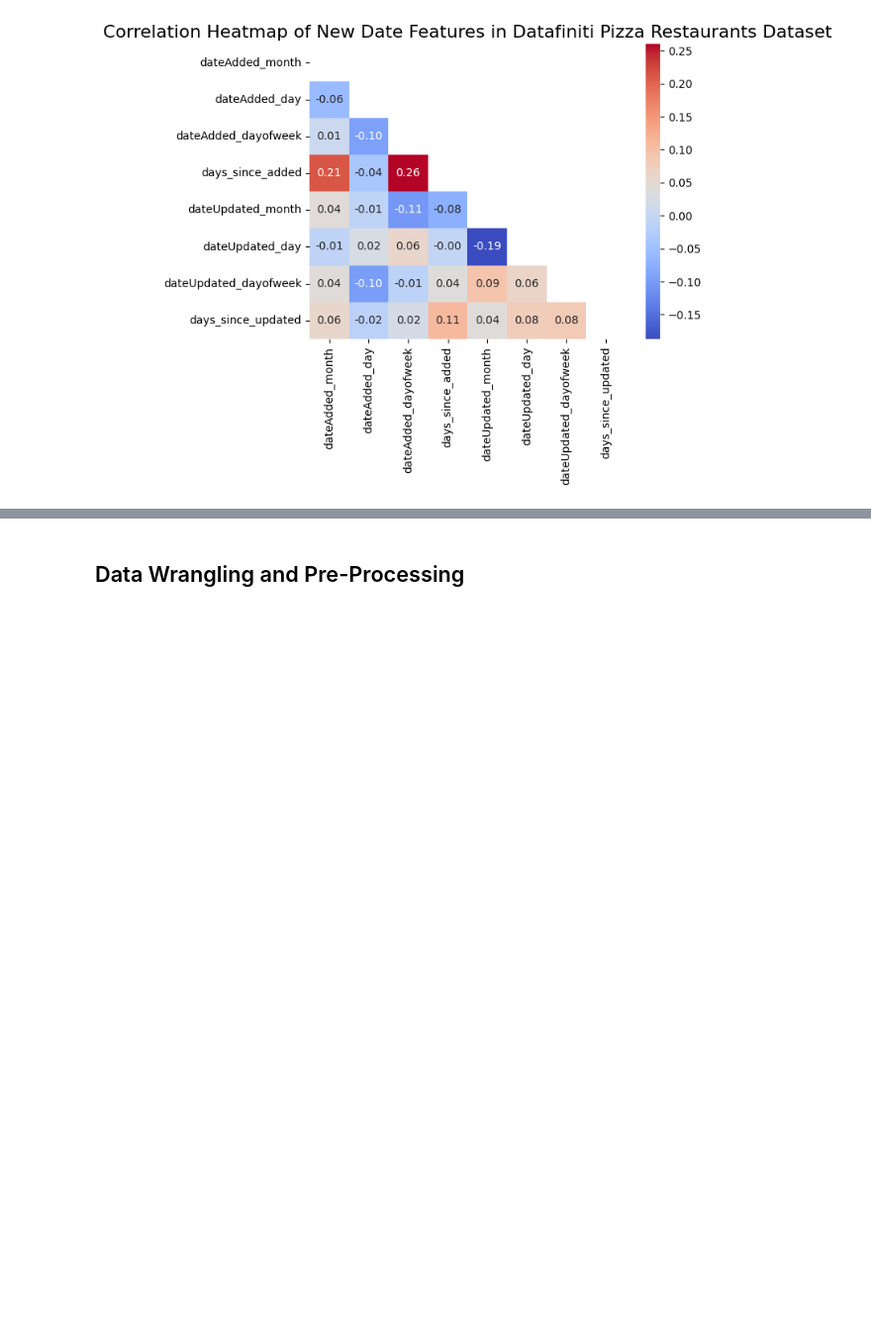
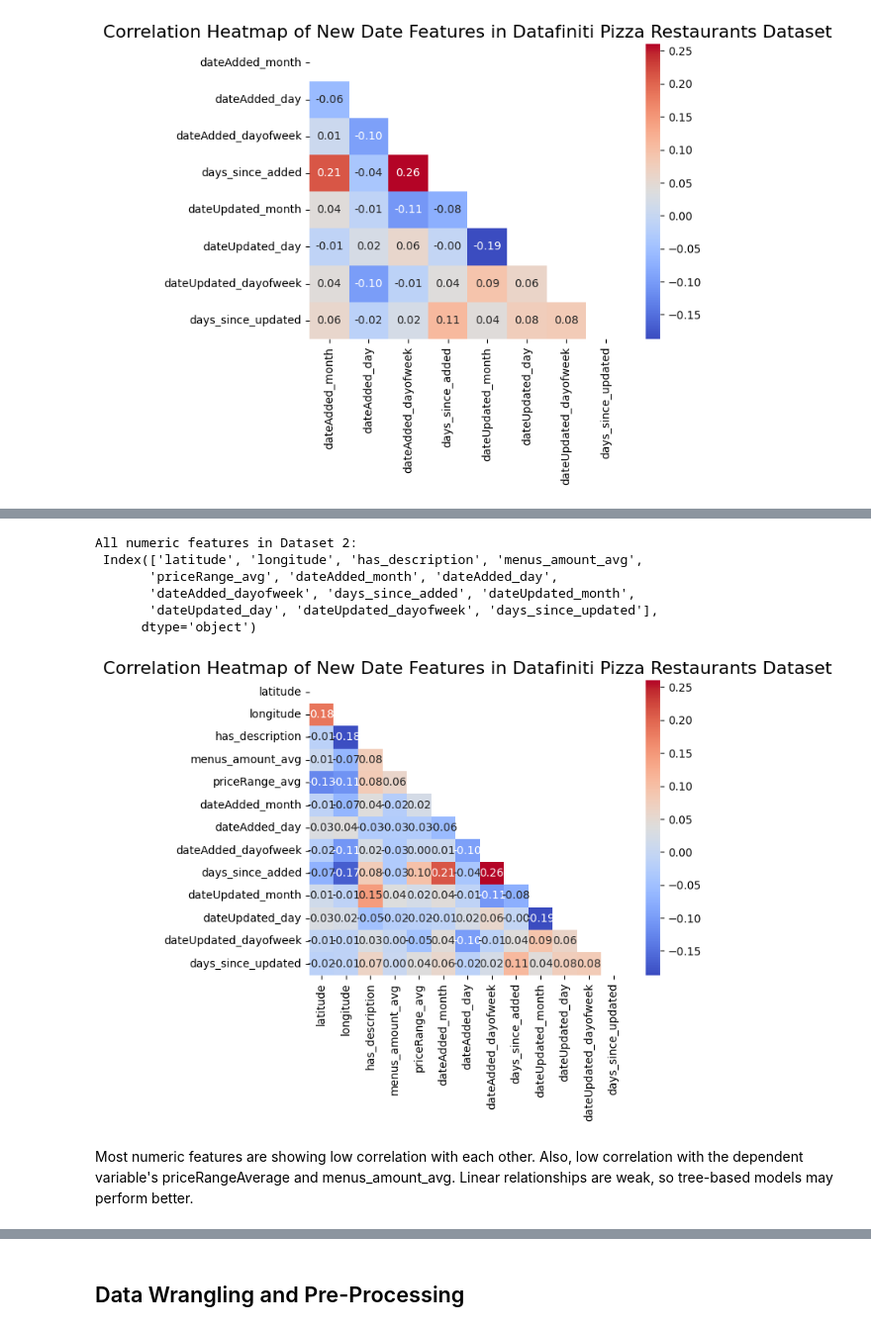
Before and after one commit to arjunvenkateshusd/ads505, a Jupyter notebook: ads505_FinalProj.ipynb, the cells around one changed output, grey strips where cells are left out. Shown at 99% size. Drawn from its saved outputs; the diff is of its cells as text; code cells hidden in the pictures; blank space fills up the shorter version.

```diff
--- a/ads505_FinalProj.ipynb
+++ b/ads505_FinalProj.ipynb
@@ -355,6 +393,9 @@ priceRangeMax: Maximum price of the price range
 
 - Ordinal variable, good for classification modeling
 - recommend price range categories based on other features (ie: budget, mid-range, premium)
+# %%
+# Drop variable with one unique value and high-cardinality variables
+data2_cleaned = data2_cleaned.drop(columns=['country','menus.currency', 'priceRangeCurrency', 'postalCode', 'name'])
 # %% [markdown]
 ## Handle Timestamp Variables
 # %%
@@ -442,0 +508,23 @@ plt.show()
+# %%
+# All numeric features in Dataset 2
+all_numeric_features = data2_cleaned.select_dtypes(include=['float64','int64', 'int32']).columns
+print("All numeric features in Dataset 2:\n", all_numeric_features)
+# %% [output]
+All numeric features in Dataset 2:
+ Index(['latitude', 'longitude', 'has_description', 'menus_amount_avg',
+       'priceRange_avg', 'dateAdded_month', 'dateAdded_day',
+       'dateAdded_dayofweek', 'days_since_added', 'dateUpdated_month',
+       'dateUpdated_day', 'dateUpdated_dayofweek', 'days_since_updated'],
+      dtype='object')
+# %%
+# Check correlation heatmap of all numeric features to ensure no other high correlations exist
+plt.figuresize=(12,10)
+# creating mask to display only one triangle of the heatmap
+mask = np.triu(np.ones_like(data2_cleaned[all_numeric_features].corr()))
+sns.heatmap(data2_cleaned[all_numeric_features].corr(), annot=True, fmt=".2f", cmap='coolwarm', mask=mask)
+plt.title("Correlation Heatmap of New Date Features in Datafiniti Pizza Restaurants Dataset", fontsize=16)
+plt.show()
+# %% [output]
+[figure, added]
+# %% [markdown]
+Most numeric features are showing low correlation with each other. Also, low correlation with the dependent variable's priceRangeAverage and menus_amount_avg. Linear relationships are weak, so tree-based models may perform better.
```
Also changed, not shown: parts of 25 cells of this notebook.
